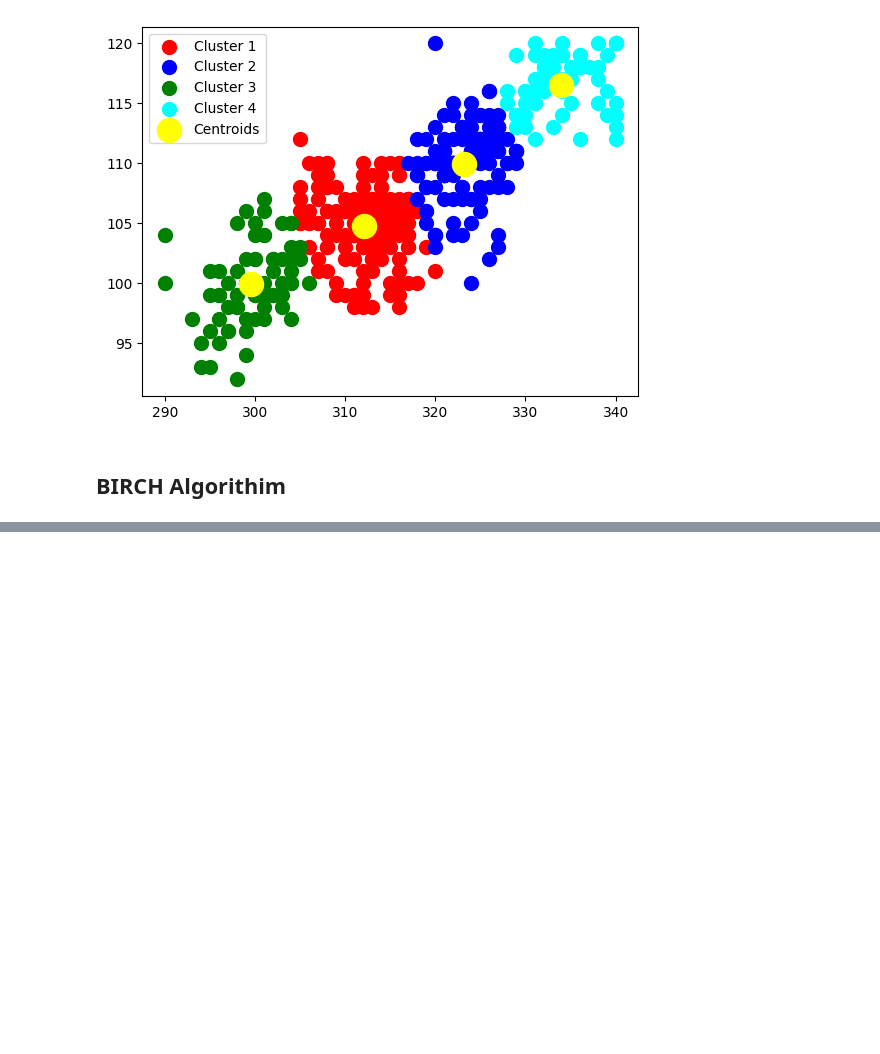
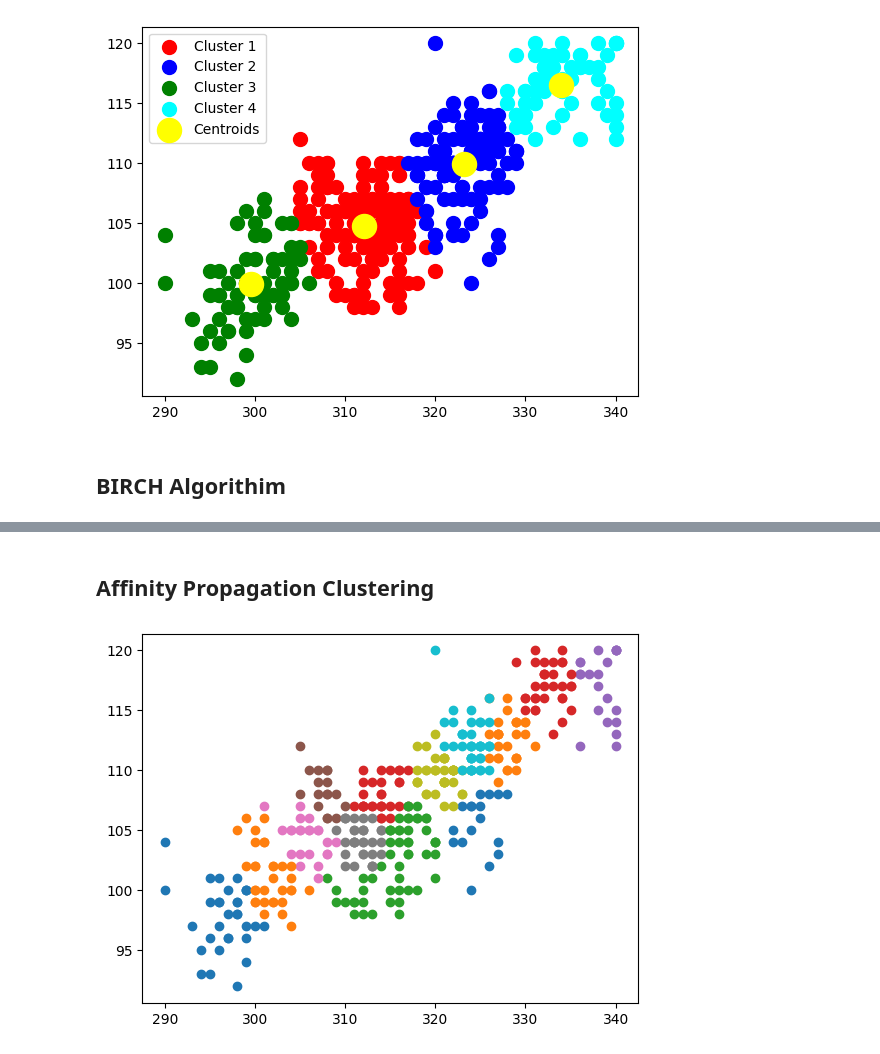
Before and after one commit to Murega14/universit_admissions_prediction, a Jupyter notebook: index.ipynb, the cells around one changed output, grey strips where cells are left out. Drawn from its saved outputs; the diff is of its cells as text; code cells hidden in the pictures; blank space fills up the shorter version.

```diff
--- a/index.ipynb
+++ b/index.ipynb
@@ -342,0 +409,25 @@ plt.show()
+# %% [markdown]
+## Affinity Propagation Clustering
+# %%
+from sklearn.cluster import AffinityPropagation
+
+#defining the model
+model = AffinityPropagation(damping=0.9)
+
+#training the model
+model.fit(x)
+
+#assigning each data point to a cluster
+result = model.predict(x)
+
+#identifying unique clusters
+clusters = unique(result)
+
+#plotting the clusters
+for cluster in clusters:
+    index = where(result == cluster)
+    plt.scatter(x[index, 0], x[index, 1])
+
+plt.show()
+# %% [output]
+[figure, added]
```
Also changed, not shown: parts of 7 cells of this notebook.
